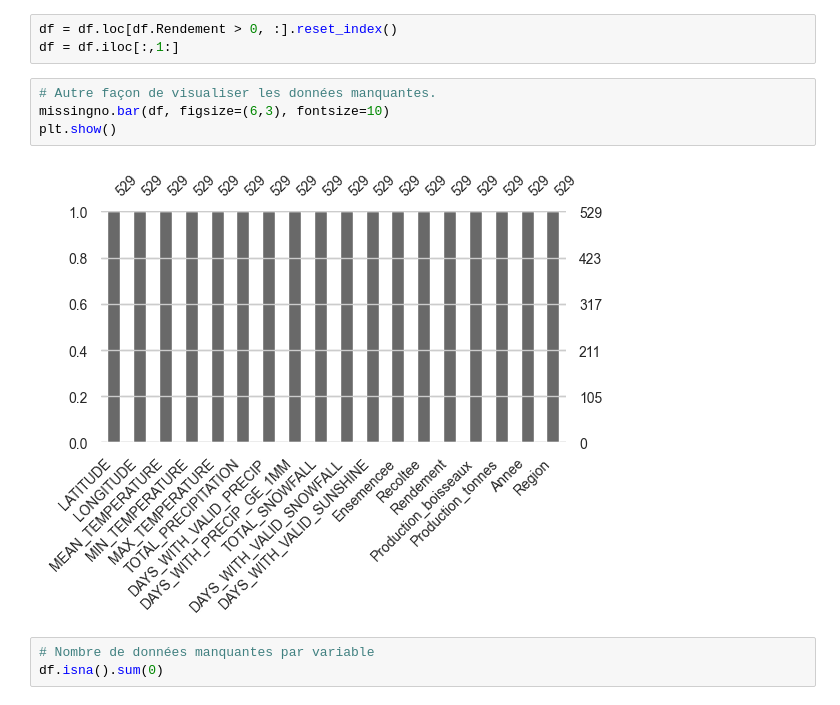
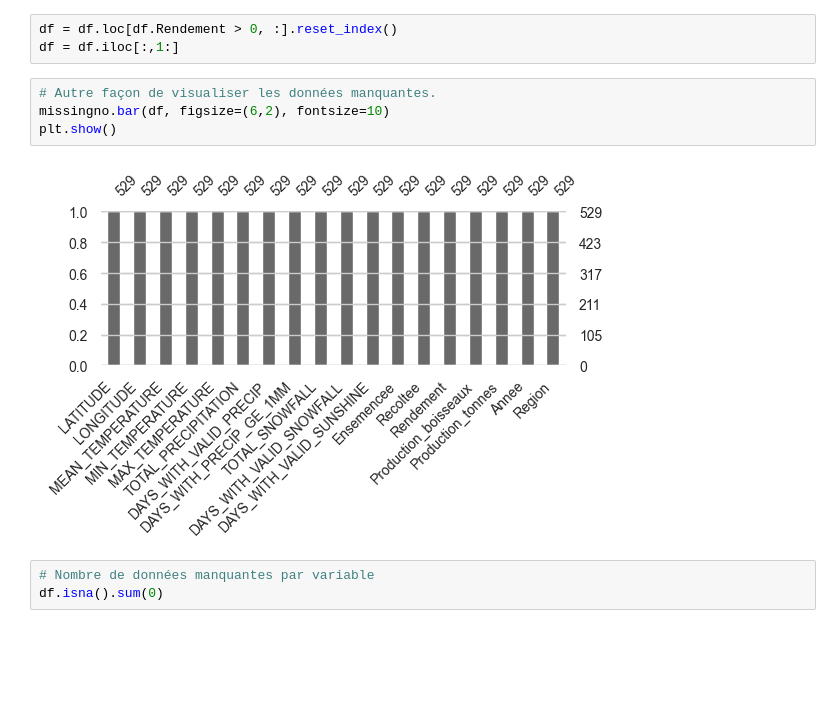
Before and after one commit to genevievebo/Continuum_Nettoyage_et_AI, a Jupyter notebook: notebooks/Intro_AA/4_Introduction_AA-Regression.ipynb, the cells around one changed output. Cells and saved outputs as stored; diff of their text form; blank space fills up the shorter version.

```diff
--- a/notebooks/Intro_AA/4_Introduction_AA-Regression.ipynb
+++ b/notebooks/Intro_AA/4_Introduction_AA-Regression.ipynb
@@ -150,10 +149,10 @@ df = df.loc[df.Rendement > 0, :].reset_index()
 df = df.iloc[:,1:]
 # %%
 # Autre façon de visualiser les données manquantes.
-missingno.bar(df, figsize=(6,3), fontsize=10)
+missingno.bar(df, figsize=(6,2), fontsize=10)
 plt.show()
 # %% [output]
-[figure, old version]
+[figure, new version]
 # %%
 # Nombre de données manquantes par variable
 df.isna().sum(0)
```
Also changed, not shown: parts of 107 cells of this notebook, 2 other files.
